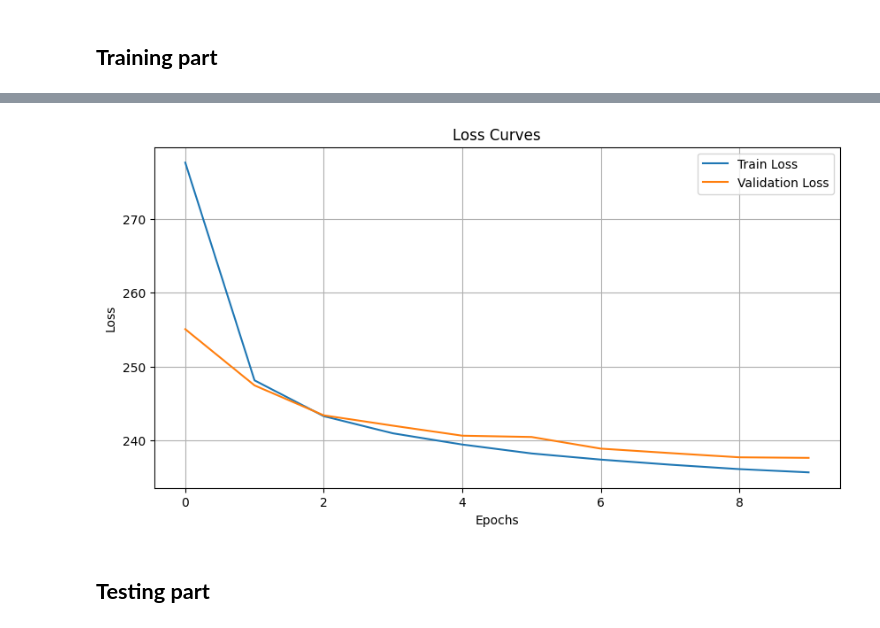
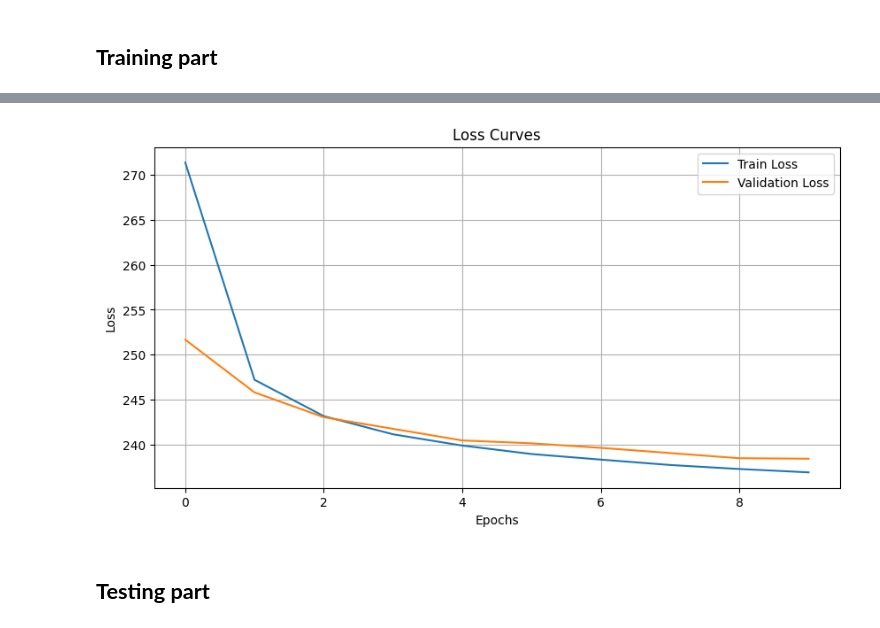
Before and after one commit to Totm33606/hddl_project, a Jupyter notebook: project2/cvae.ipynb, the cells around one changed output, grey strips where cells are left out. Drawn from its saved outputs; the diff is of its cells as text; code cells hidden in the pictures.

```diff
--- a/project2/cvae.ipynb
+++ b/project2/cvae.ipynb
@@ -71,17 +73,17 @@ In addition of the input data, the CVAE takes a conditional variable (a class la
 ## **Hyperparameters**
 # %%
 # Global values
-DEVICE = torch.device("cuda" if torch.cuda.is_available() else "cpu")
-print(DEVICE)
 BATCH_SIZE = 64
-MAX_EPOCHS = 1
+MAX_EPOCHS = 10
 LEARNING_RATE = 1e-3
 CLASSES_TO_IDX = train_dataset.class_to_idx
 IDX_TO_CLASSES = {idx: cls for cls, idx in CLASSES_TO_IDX.items()}
 FEATURE_SIZE = train_dataset.data[0].shape[0]
 CLASS_SIZE = 10
-LATENT_SIZE = 128
+LATENT_SIZE = 50
 NUM_CHANNELS = 1
+DEVICE = torch.device("cuda" if torch.cuda.is_available() else "cpu")
+print(DEVICE)
 # %% [output]
 cuda
 # %%
@@ -306,13 +358,12 @@ def train_model(
     train_loader,
     val_loader,
     optimizer,
-    loss_name,
     device=DEVICE,
     scheduler=None,
     max_epochs=MAX_EPOCHS,
-    class_size=CLASS_SIZE,
+    num_classes=CLASS_SIZE,
     save_model=False,
-    save_path="cvae_weights.pth"
+    save_path="cvae_weights.pt"
 ):
     model = model.to(device)
     train_loss_l = torch.zeros(max_epochs)
@@ -324,20 +375,17 @@ def train_model(
         running_train_loss = 0.0
         for data, labels in tqdm(train_loader, desc=f"Epoch {epoch}/{max_epochs} Training"):
             data, labels = data.to(device), labels.to(device)
-            if class_size is not None:
-                labels = one_hot(labels, class_size)
+            if num_classes is not None:
+                labels_one_hot = one_hot(labels, num_classes)
 
             # Forward pass
-            recon_batch, mu, logvar = model(data, labels)
-            if loss_name == "recons":
-                loss = loss_function(recon_batch, data, mu, logvar)
-            else:
-                beta = min(0.01 , 0.2 )  # increase until target_beta
-                lambda_triplet = min(2+ epoch * 0.5, 8)  # target_lambda_triplet could be 15 or 20
-                loss = new_loss(recon_batch, data, mu, logvar, labels, model.class_centers, beta=beta, lambda_triplet=lambda_triplet)
+            optimizer.zero_grad()
+            recon_data, z, mu, logvar = model(data, labels_one_hot)
+
+            # Loss computation
+            loss = total_loss(recon_data, data, mu, logvar, z, labels, beta=1.0, alpha_tripl=0.5, alpha_contrast=0.5)
 
             # Backward pass and update weights
-            optimizer.zero_grad()
             loss.backward()
             optimizer.step()
 
@@ -350,12 +398,13 @@ def train_model(
         with torch.no_grad():
             for data, labels in tqdm(val_loader, desc=f"Epoch {epoch}/{max_epochs} Validation"):
                 data, labels = data.to(device), labels.to(device)
-                if class_size is not None:
-                    labels = one_hot(labels, class_size)
+                if num_classes is not None:
+                    labels_one_hot = one_hot(labels, num_classes)
 
                 # Forward pass
-                recon_batch, mu, logvar = model(data, labels)
-                loss = loss_function(recon_batch, data, mu, logvar)
+                recon_data, z, mu, logvar = model(data, labels_one_hot)
+
+                loss = total_loss(recon_data, data, mu, logvar, z, labels, beta=1.0, alpha_tripl=0.5, alpha_contrast=0.5)
                 running_val_loss += loss.item()
         val_loss = running_val_loss / len(val_loader.dataset)
 
@@ -378,7 +427,7 @@ def train_model(
 
     return train_loss_l, val_loss_l
 # %%
-cvae = ConvCVAE()
+cvae = ConvCVAE2()
 optimizer = torch.optim.Adam(cvae.parameters(), lr=LEARNING_RATE)
 # scheduler = torch.optim.lr_scheduler.StepLR(optimizer, step_size=10, gamma=0.1)
 
@@ -388,7 +437,6 @@ train_loss, val_loss = train_model(
     train_loader=train_loader,
     val_loader=val_loader,
     optimizer=optimizer,
-    loss_name="recons",
     scheduler=None,
     save_model=True,
     max_epochs=10,
@@ -419,4 +467,4 @@ Model saved to cvae_weights.pth
-[figure, old version]
+[figure, new version]
 # %% [markdown]
 ## **Testing part**
 # %%
```
Also changed, not shown: parts of 18 cells of this notebook, 1 other file.
